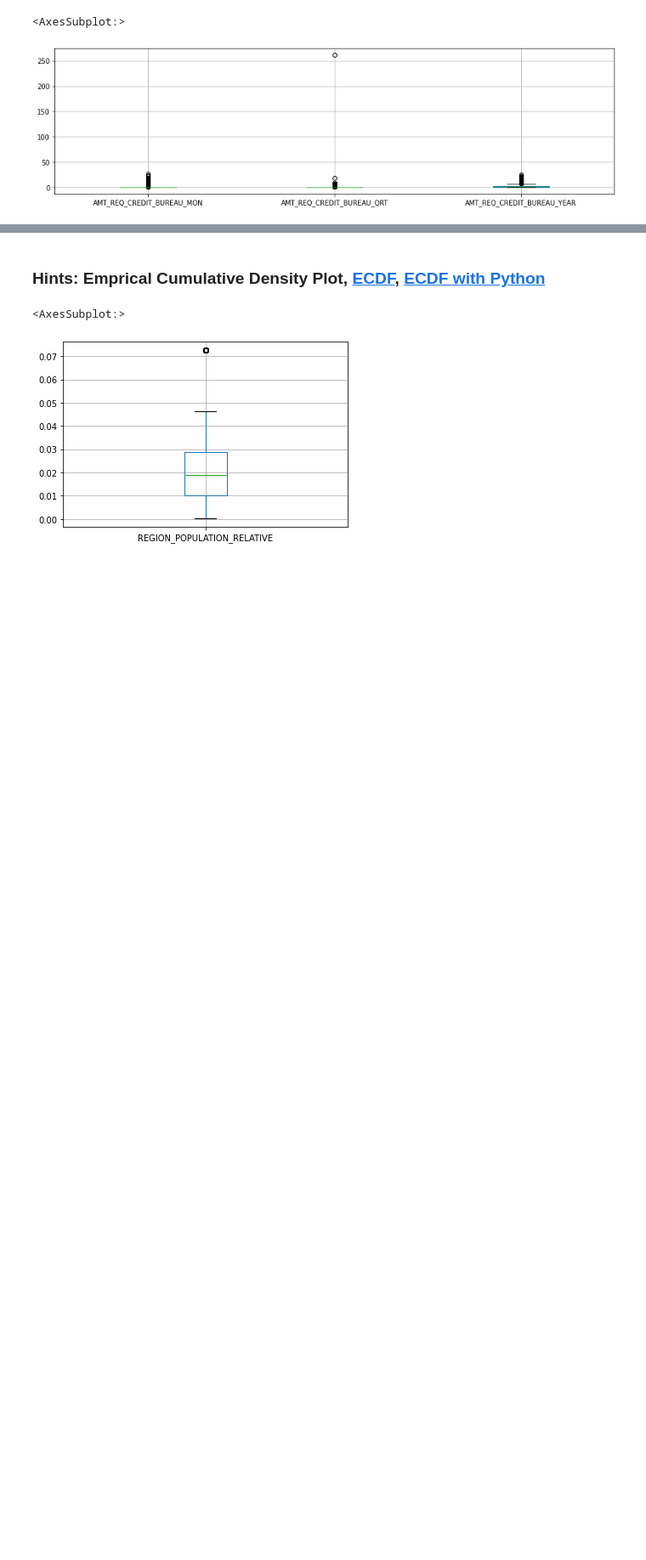
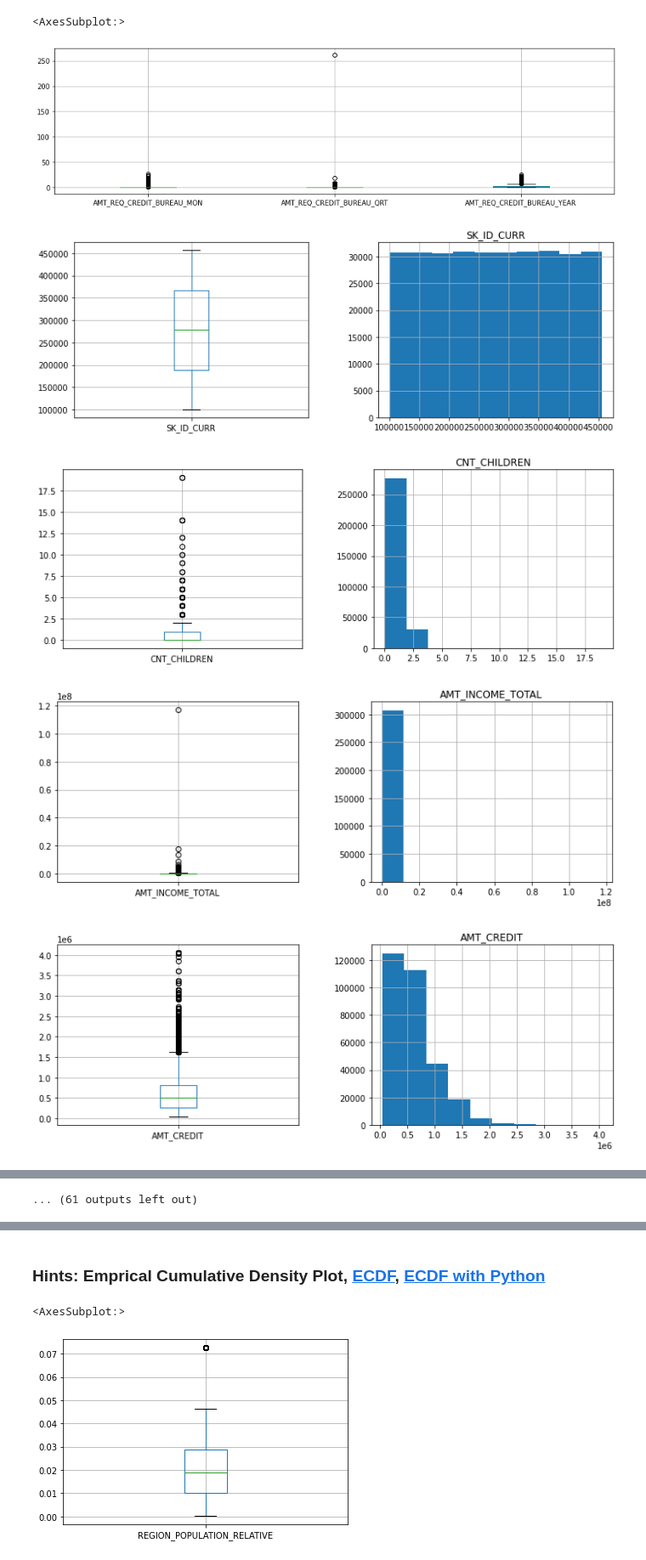
Before and after one commit to yuzonshen/ML100Days, a Jupyter notebook: homework/D009_outliers_detection_HW.ipynb, the cells around one changed output, grey strips where cells are left out. Shown at 85% size. Saved outputs shown, nothing was run; the diff lists cells and outputs as text; code cells hidden in the pictures; blank space fills up the shorter version.

```diff
--- a/homework/D009_outliers_detection_HW.ipynb
+++ b/homework/D009_outliers_detection_HW.ipynb
@@ -102,3 +107,19 @@ app_train[numeric_columns[70:]].boxplot(figsize=(15,4))
 # %% [output]
 <AxesSubplot:>
 [figure]
+# %%
+# 檢視這些欄位的數值範圍 : 視覺化 - 檢視這些特徵的數值範圍，使用Box Plot 箱型圖、Histogram圖
+for col in numeric_columns:
+    fig = plt.figure(figsize=(12,4))
+    ax1 = fig.add_subplot(121)
+    ax2 = fig.add_subplot(122)
+    #app_train[[col]].boxplot(ax = ax1)
+    app_train.boxplot(column = col, ax = ax1)
+    #app_train[[col]].hist(ax = ax2)
+    app_train.hist(column = col, ax = ax2)
+    plt.show();
+# %% [output]
+[figure, added]
+[figure, added]
+[figure, added]
+[figure, added]
@@ -105 +134,2 @@ app_train[numeric_columns[70:]].boxplot(figsize=(15,4))
+... (61 outputs left out)
 # %%
```
Also changed, not shown: parts of 9 cells of this notebook.
